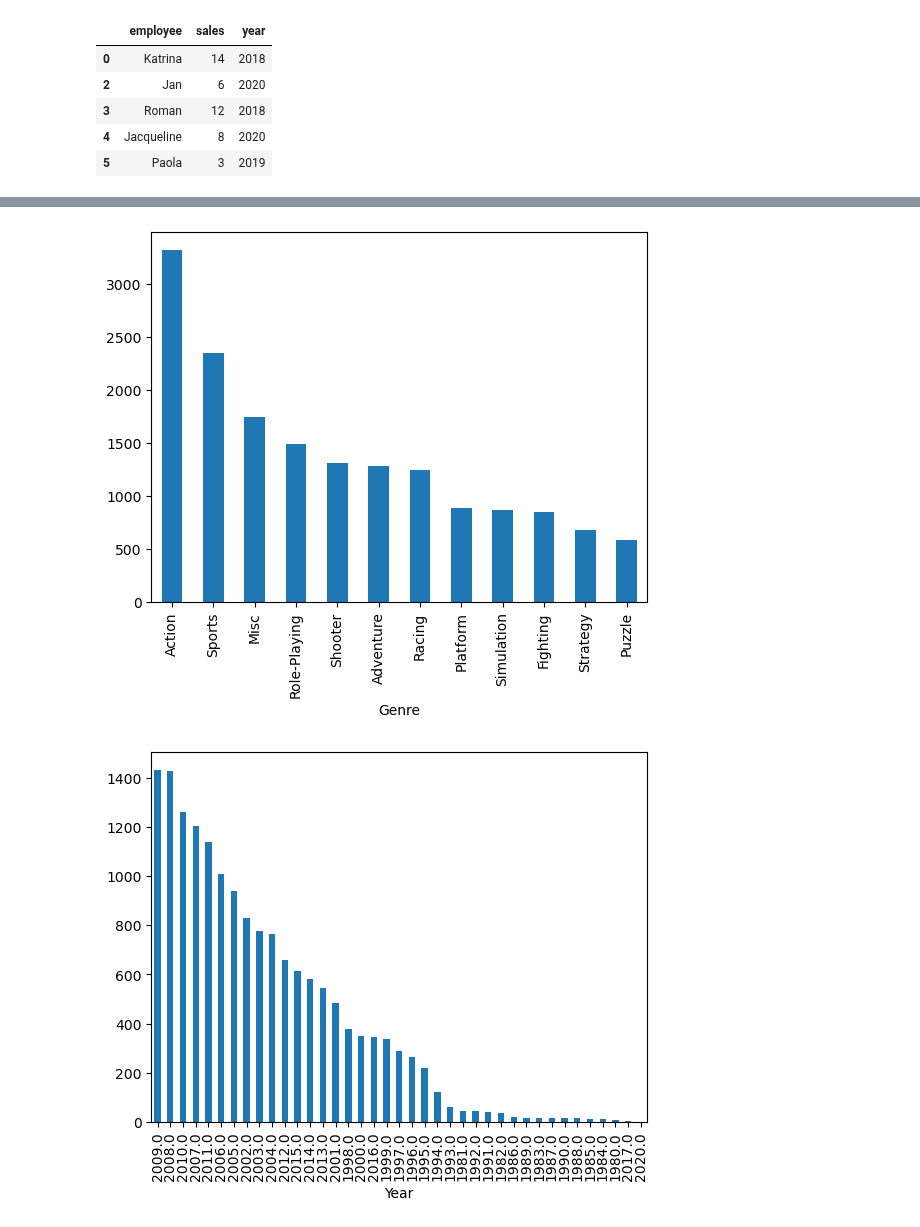
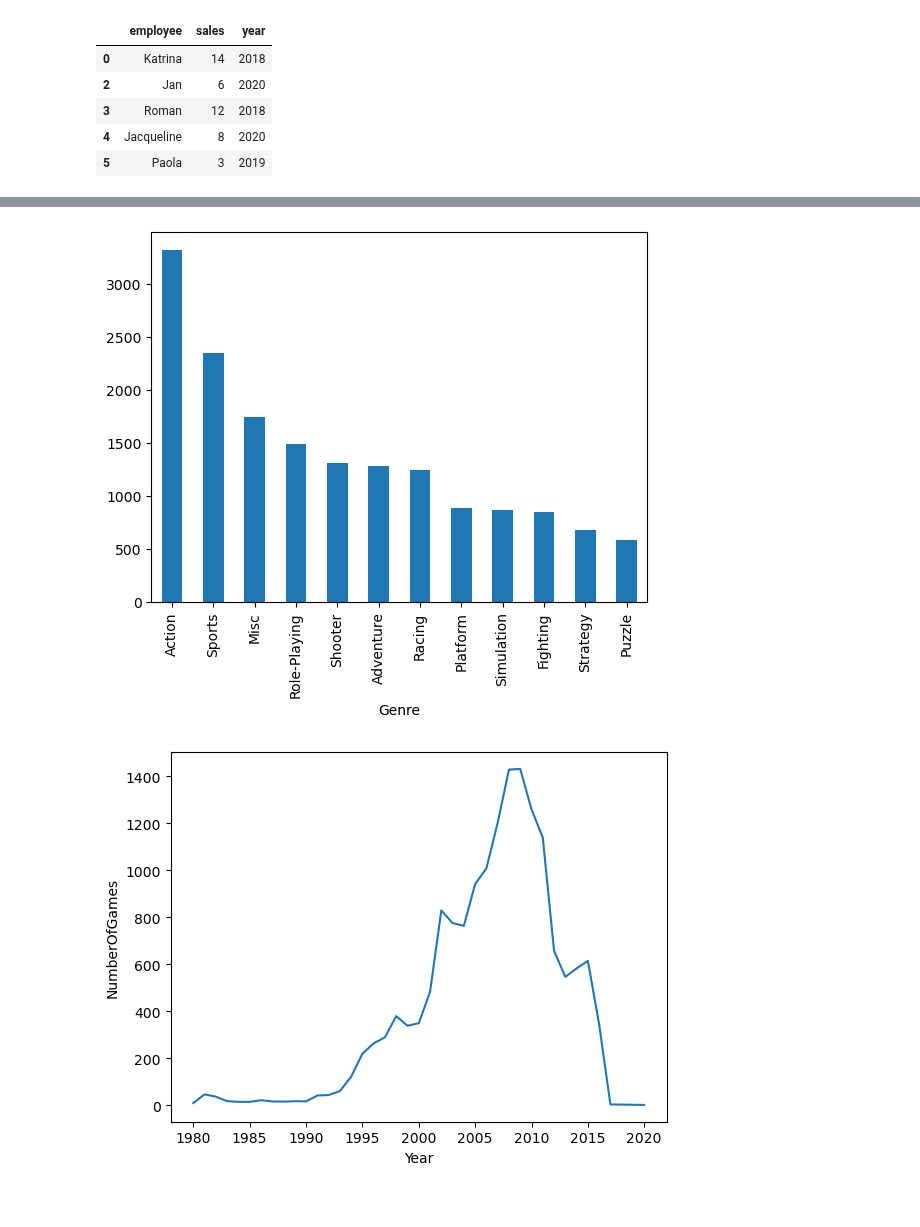
Before and after one commit to AlessioTinti05/ProgrammingLab2, a Jupyter notebook: 5_Esericzi_lez5.ipynb, the cells around one changed output, grey strips where cells are left out. Drawn from its saved outputs; the diff is of its cells as text; code cells hidden in the pictures.

```diff
--- a/5_Esericzi_lez5.ipynb
+++ b/5_Esericzi_lez5.ipynb
@@ -59,33 +59,35 @@ sales.query("employee > 'J'")
 # %%
 # Import dei pacchetti
 import numpy as np
 import pandas as pd
 import matplotlib.pyplot as plt
 import seaborn as sns
 
 # Caricamento del dataset
 url = 'https://zenodo.org/record/5898311/files/vgsales.csv'
 df = pd.read_csv(url)
 
 #df["Name"].drop_duplicates(inplace=True)
 sum(df["Name"].value_counts().unique())
 #df["name"],nunique()
 
 #a=df["Genre"].value_counts().reset_index()
 #a.columns = ["Genre", "Count"]
 #sns.barplot(data=a, x="Genre", y="Count")
 #plt.show()
 a = df["Genre"].value_counts()
 a.plot(kind="bar")
 plt.show()
 
 
-#b=df["Year"].value_counts().reset_index()
-#b.columns=["Year","NumberOfGames"]
-#sns.barplot(data=b, x="Year", y="NumberOfGames")
-B=df["Year"].value_counts()
-B.plot(kind="bar")
+b=df["Year"].value_counts().reset_index()
+b.columns=["Year","NumberOfGames"]
+sns.lineplot(data=b, x="Year", y="NumberOfGames")
+#B=df["Year"].value_counts()
+#B.plot(kind="bar")
 plt.show()
+
+#gen_mig = df.groupby["Genre"]("Name").count().sort_values(ascending=False).head(5)
 # %% [output]
 [figure]
-[figure, old version]
+[figure, new version]
```
